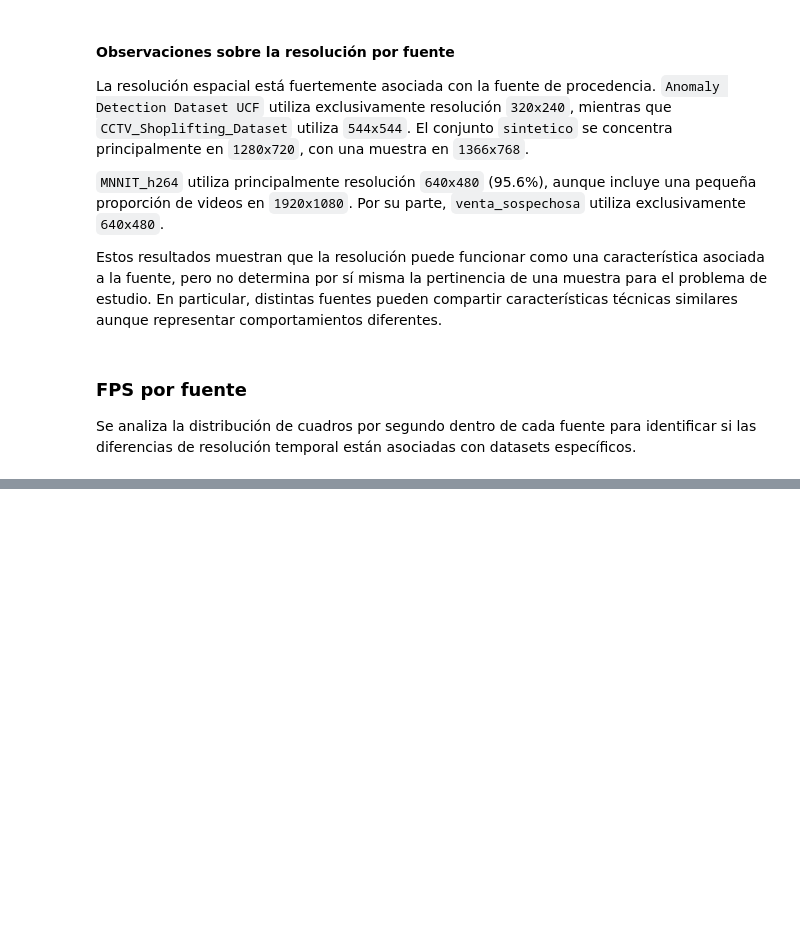
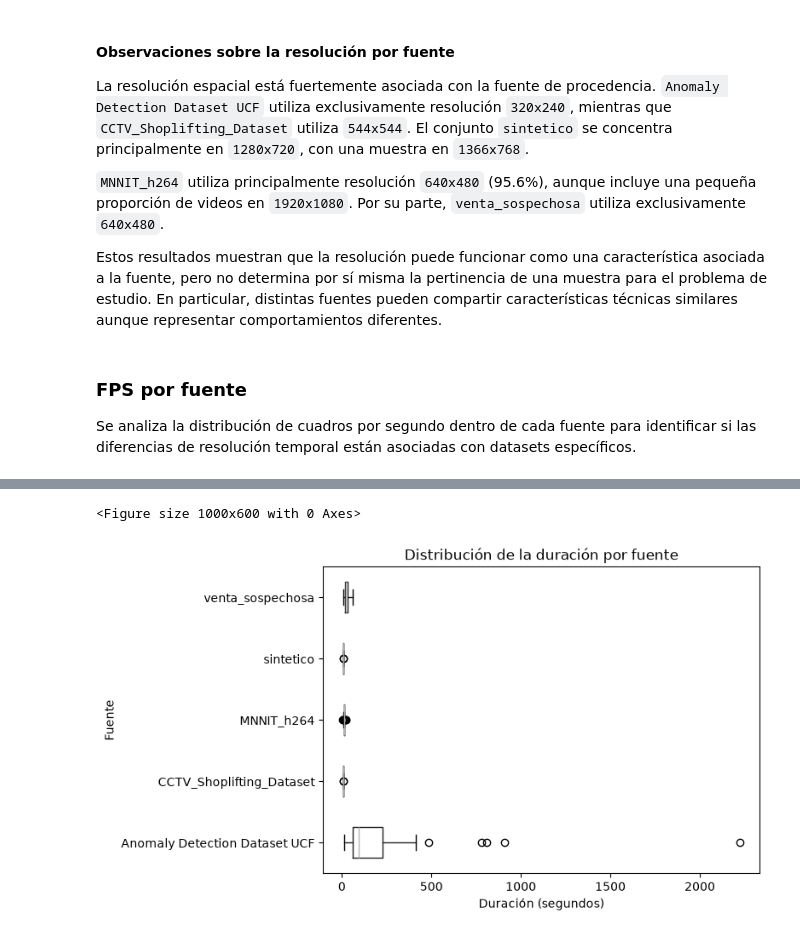
Before and after one commit to joseluistinajero/MNA---Proyecto-Integrador, a Jupyter notebook: Notebooks/Avance1_Equipo41.ipynb, the cells around one changed output, grey strips where cells are left out. Drawn from its saved outputs; the diff is of its cells as text; code cells hidden in the pictures; blank space fills up the shorter version.

```diff
--- a/Notebooks/Avance1_Equipo41.ipynb
+++ b/Notebooks/Avance1_Equipo41.ipynb
@@ -603,0 +646,19 @@ fps_por_fuente
+# %%
+plt.figure(figsize=(10, 6))
+
+df.boxplot(
+    column="duracion_s",
+    by="fuente",
+    vert=False,
+    grid=False
+)
+
+plt.title("Distribución de la duración por fuente")
+plt.suptitle("")
+plt.xlabel("Duración (segundos)")
+plt.ylabel("Fuente")
+
+plt.show()
+# %% [output]
+<Figure size 1000x600 with 0 Axes>
+[figure, added]
```
Also changed, not shown: parts of 8 cells of this notebook.
